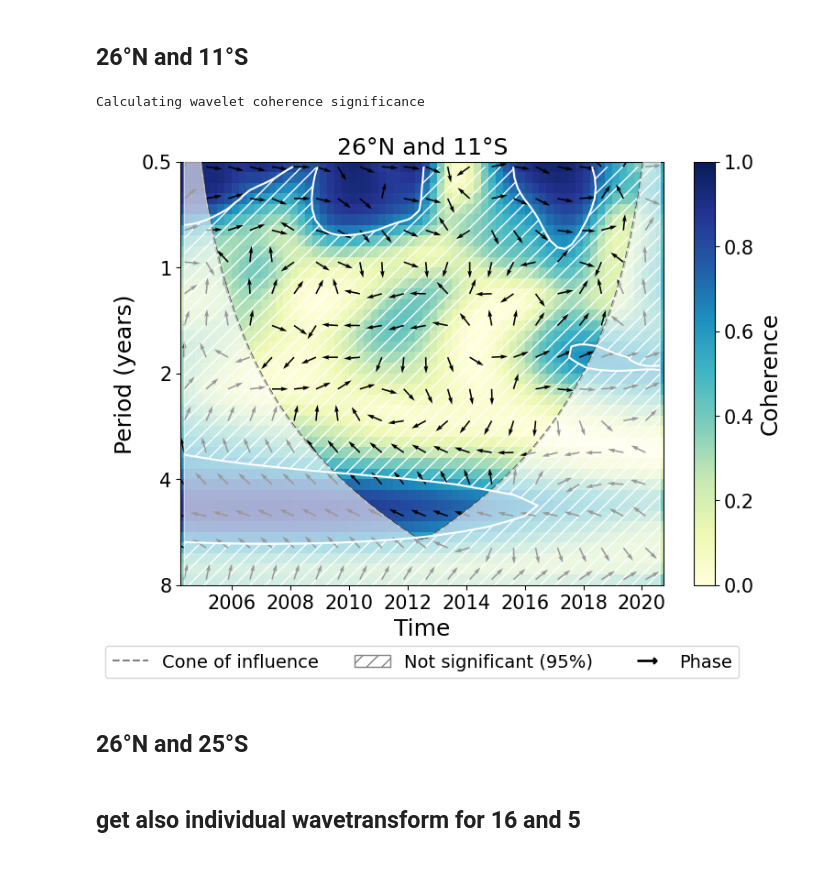
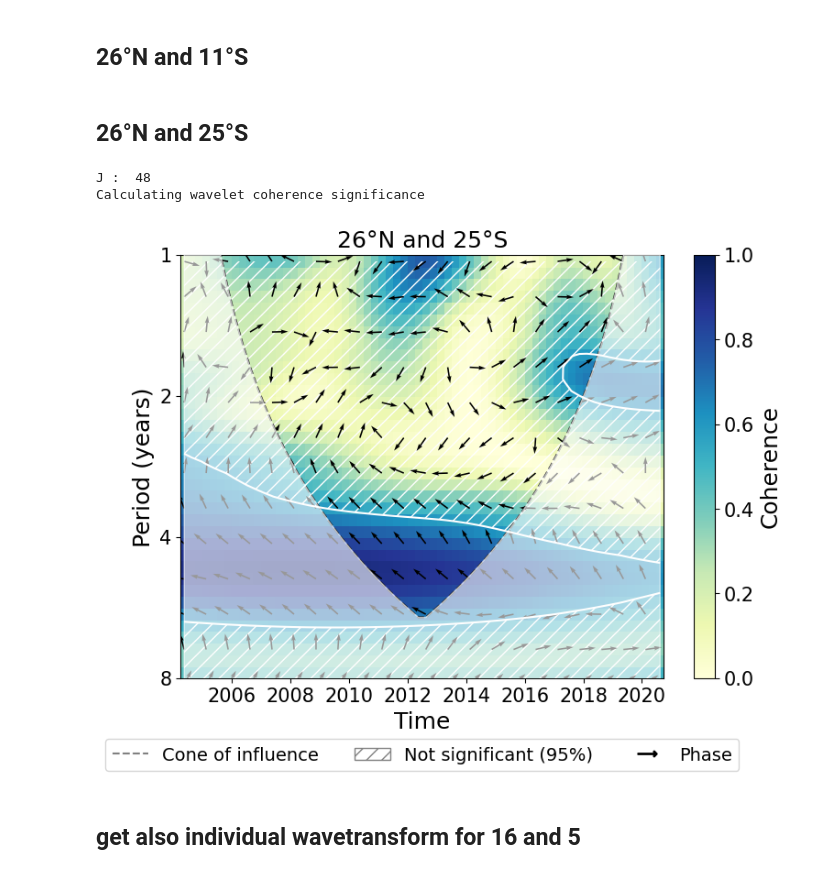
Before and after one commit to lea-dietz/masterthesis, a Jupyter notebook: coding/mht_waveletcoherence.ipynb, the cells around one changed output. Cells and saved outputs as stored; diff of their text form; code cells hidden in the pictures.

```diff
--- a/coding/mht_waveletcoherence.ipynb
+++ b/coding/mht_waveletcoherence.ipynb
@@ -287,43 +285,50 @@ Calculating wavelet coherence significance
 # %% [markdown]
 ## 26°N and 11°S
 # %%
-if do_analysis:
-    WCT, arrowsWCT, COI, period, sig = wct_analysis(
-        mht_26_pd,
-        mht_11S_pd,
-        time=time
-    )
+# if do_analysis:
+#     WCT, arrowsWCT, COI, period, sig = wct_analysis(
+#         mht_26_pd,
+#         mht_11S_pd,
+#         time=time
+#     )
 
-# cmap = "viridis"
-wct_plot(
-   WCT, arrowsWCT, COI, period, sig,
-   time=time,
-   cmap=cmap,
-   savefig=True,
-   savelabel="26_11S"
-#    title=""
-)
+# # cmap = "viridis"
+# wct_plot(
+#    WCT, arrowsWCT, COI, period, sig,
+#    time=time,
+#    cmap=cmap,
+#    savefig=True,
+#    savelabel="26_11S"
+# #    title=""
+# )
-# %% [output]
-Calculating wavelet coherence significance
-[figure, removed]
 # %% [markdown]
 ## 26°N and 25°S
 # %%
-# if do_analysis:
-#     WCT_2625S, arrowsWCT_2625S, COI_2625S, period_2625S, sig_2625S = wct_analysis(
-#         mht_26_pd,
-#         mht_25S_pd,
-#         time=time
-#     )
+do_analysis = True
+if do_analysis:
+    WCT_2625S, arrowsWCT_2625S, COI_2625S, period_2625S, sig_2625S = wct_analysis(
+        mht_26_pd,
+        mht_25S_pd,
+        time=time,
+        dt=0.25,
+        s0_int=4,
+        dj=1/12,
+    )
 
-# wct_plot(
-#     WCT_2625S, arrowsWCT_2625S, COI_2625S, period_2625S, sig_2625S,
-#     time=time,
-#     cmap=cmap,
-#     title="26°N and 25°S",
-#     savefig=True,
-#     savelabel="26_25S"
-# )
+wct_plot(
+    WCT_2625S, arrowsWCT_2625S, COI_2625S, period_2625S, sig_2625S,
+    time=time,
+    cmap=cmap,
+    title="26°N and 25°S",
+    savefig=True,
+    savelabel="26_25S_s04",
+    ylim=(float(1), float(8.0)),
+
+)
+# %% [output]
+J :  48
+Calculating wavelet coherence significance
+[figure, added]
 # %% [markdown]
 ## get also individual wavetransform for 16 and 5
 # %%
```
Also changed, not shown: parts of 1 cell of this notebook, 27 other files.
